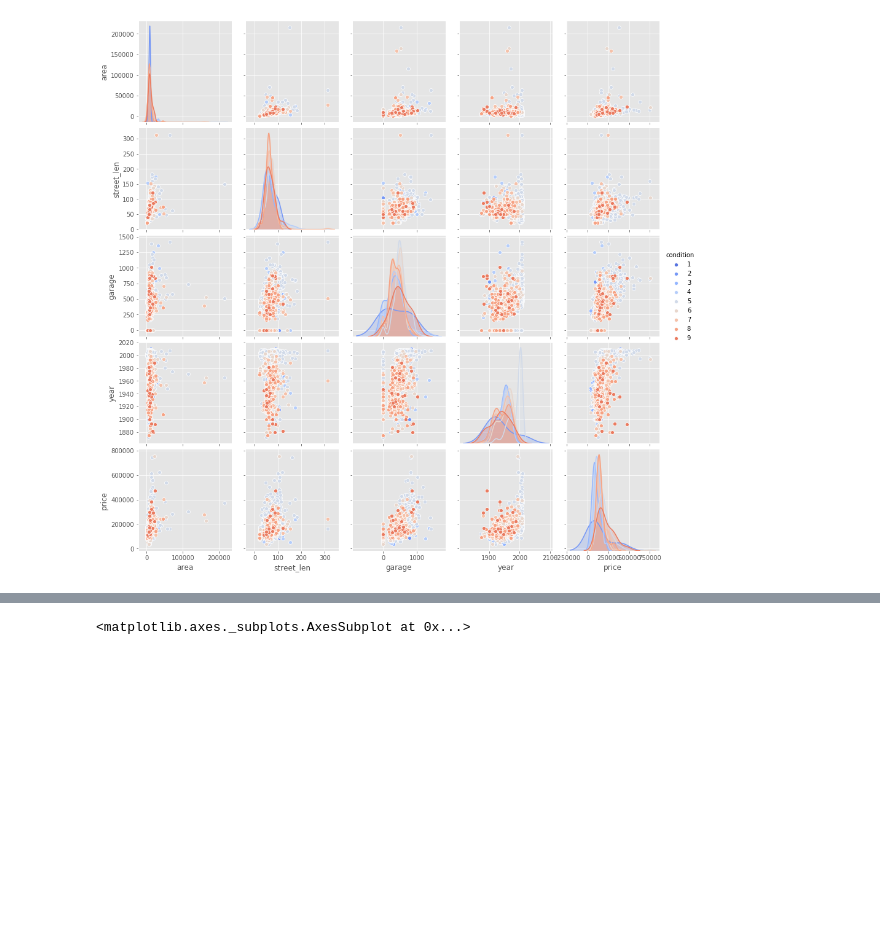
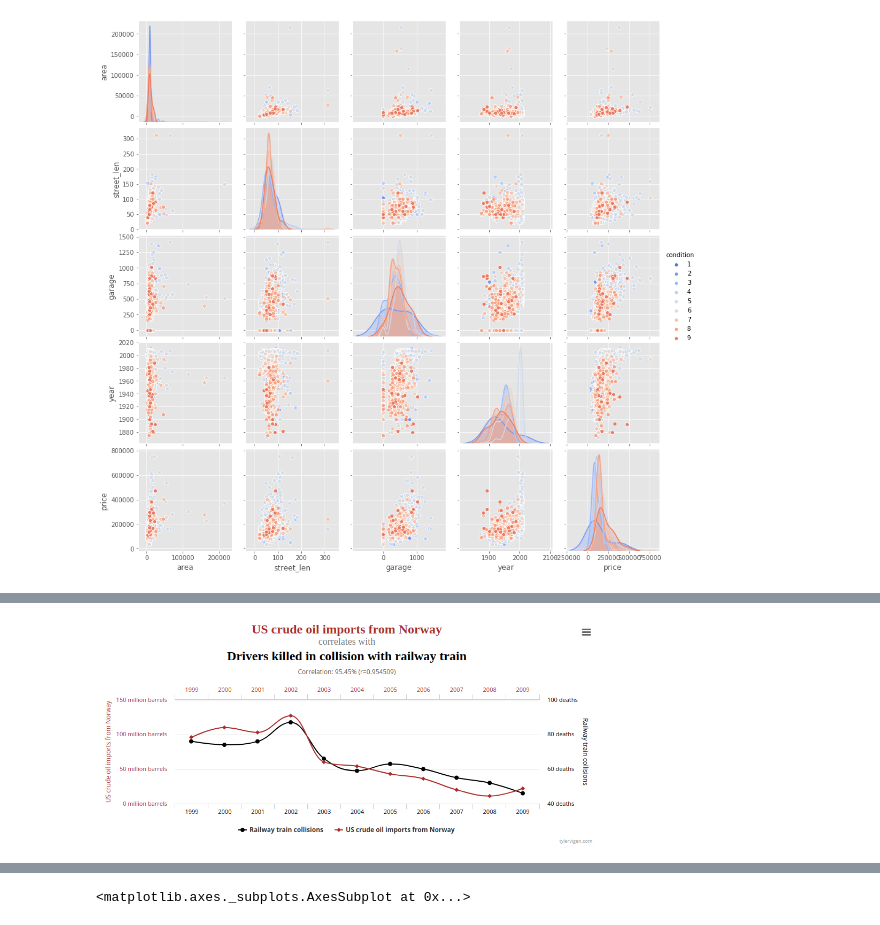
Before and after one commit to srmsoumya/dsct, a Jupyter notebook: nbs/eda/2020-07-18_eda_srm_visualization.ipynb, the cells around one changed output, grey strips where cells are left out. Drawn from its saved outputs; the diff is of its cells as text; code cells hidden in the pictures; blank space fills up the shorter version.

```diff
--- a/nbs/eda/2020-07-18_eda_srm_visualization.ipynb
+++ b/nbs/eda/2020-07-18_eda_srm_visualization.ipynb
@@ -569,0 +599,5 @@ sns.pairplot(clean_df, hue='condition', palette=sns.color_palette('coolwarm', n_
+# %%
+# crude oil
+Image('2.png', width=500, height=400)
+# %% [output]
+[figure, added]
```
Also changed, not shown: parts of 12 cells of this notebook.
